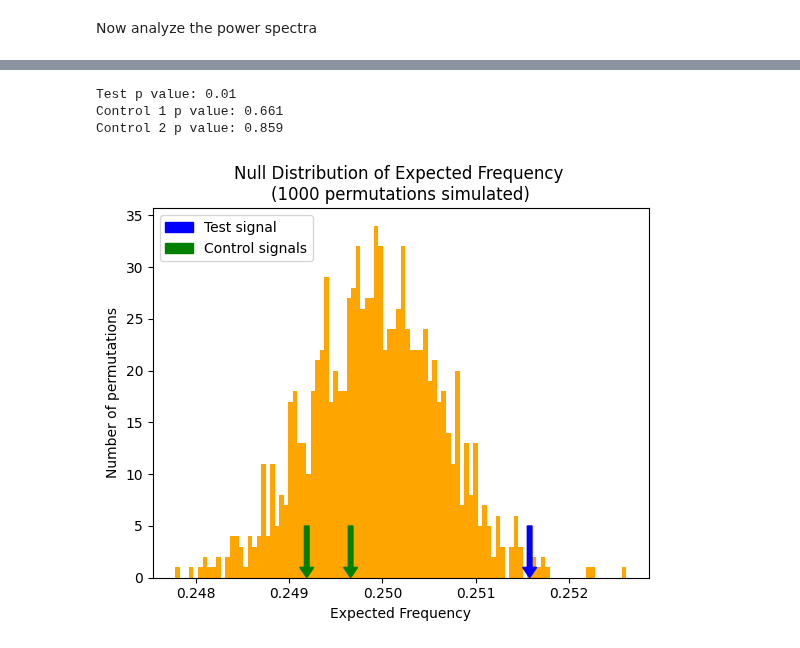
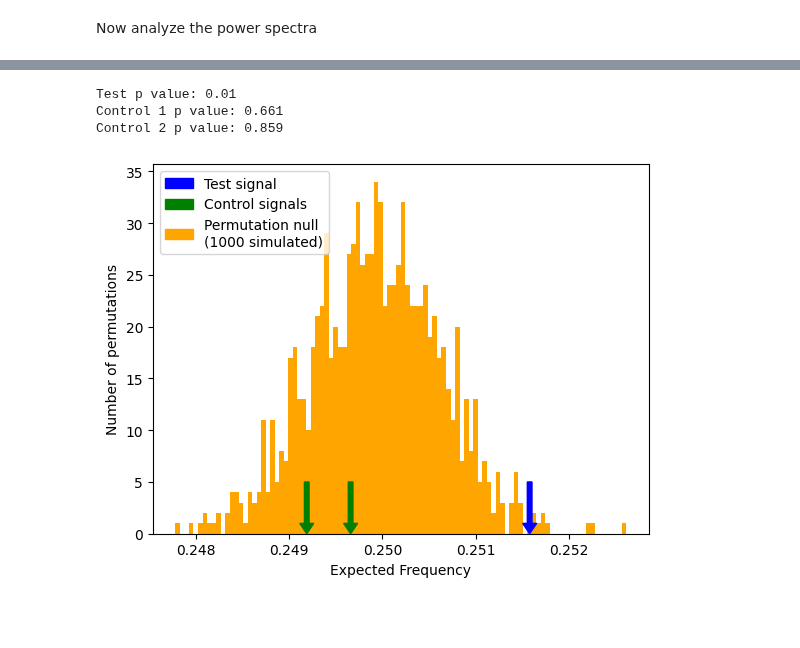
Before and after one commit to AvantiShri/gcp_analysis, a Jupyter notebook: Valentines2009_powerspectrum.ipynb, the cells around one changed output, grey strips where cells are left out. Cells and saved outputs as stored; diff of their text form; code cells hidden in the pictures; blank space fills up the shorter version.

```diff
--- a/Valentines2009_powerspectrum.ipynb
+++ b/Valentines2009_powerspectrum.ipynb
@@ -62,7 +62,8 @@ eggdata_control2 = pandas.read_csv("eggsummary/2009/basketdata-2009-02-13.csv",
 # %%
 import numpy as np
 
-def get_chisquareminus1(egg_values):
+def get_chisquareminus1(eggdata):
+  egg_values = np.array(eggdata.iloc[:, 3:])
   #print("Num nan:", np.sum(np.isnan(egg_values)))
   #Radin 2023 (Anomalous entropic effects in physical systems associated
   # with collective consciousness) said "All individual samples within a matrix
@@ -72,6 +73,7 @@ def get_chisquareminus1(egg_values):
   #print("Num nan post mask:", np.sum(np.isnan(egg_values)))
 
   num_nonnan_eggs = np.sum(np.isnan(egg_values)==False, axis=1) #get the number of non NaN eggs per row
+  print("Average number of RNGs reporting:", np.mean(num_nonnan_eggs))
   #If any rows are all-nan, aboort as if we dropped that row it would mess
   # up the temporal spacing
   #assert (np.sum(num_nonnan_eggs==0)==0), np.sum(num_nonnan_eggs==0)
@@ -122,17 +134,20 @@ Image('csm1plot.png')
 Now analyze the power spectra
 # %%
 import scipy
-#let's check if the power spectrum of the data shows any biases
+#let's check if the relative power spectrum of the data shows any biases
 
-def get_normalized_power_spectrum(signal):
+def get_relative_power_spectrum(signal):
   ps = np.square(np.abs(scipy.fft.rfft(signal)))
   #normalize to sum to 1
   return ps/np.sum(ps)
 
-nps_test = get_normalized_power_spectrum(csm1_test)
-nps_control1 = get_normalized_power_spectrum(csm1_control1)
-nps_control2 = get_normalized_power_spectrum(csm1_control2)
+rps_test = get_relative_power_spectrum(csm1_test)
+rps_control1 = get_relative_power_spectrum(csm1_control1)
+rps_control2 = get_relative_power_spectrum(csm1_control2)
 
 #permute the test data sequence 1000 times to get an empirical null
 rng = np.random.RandomState(1234)
-nps_permutetest_2darr = np.array([get_normalized_power_spectrum(rng.permutation(csm1_test)) for i in range(1000)])
+rps_permutetest_2darr = np.array([get_relative_power_spectrum(rng.permutation(csm1_test))
+                                  for i in range(1000)])
+
+freqs = np.fft.rfftfreq(len(csm1_test), 1) #get the frequencies
@@ -182,39 +211,44 @@ Image("smooth_nps.png")
 # %%
+from matplotlib import pyplot as plt
+from matplotlib import patches as mpatches
+
 %matplotlib inline
 #looks like there is a bias towards higher frequencies in the test signal.
 #We can check this by summing the frequencies weighted by their corresponding
 # probabilities from the normalized power spectrum
 
 #ef = expected frequency
-ef_permutetest_arr = np.sum(freqs[None,:]*nps_permutetest_2darr, axis=1);
+freqs = np.fft.rfftfreq(len(csm1_test), 1) #get the frequencies
+ef_permutetest_arr = np.sum(freqs[None,:]*rps_permutetest_2darr, axis=1);
 
-ef_test = np.sum(freqs*nps_test)
-ef_control1 = np.sum(freqs*nps_control1)
-ef_control2 = np.sum(freqs*nps_control2)
+ef_test = np.sum(freqs*rps_test)
+ef_control1 = np.sum(freqs*rps_control1)
+ef_control2 = np.sum(freqs*rps_control2)
 
 pvalue_test = np.sum(ef_permutetest_arr >= ef_test)/len(ef_permutetest_arr)
 pvalue_control1 = np.sum(ef_permutetest_arr >= ef_control1)/len(ef_permutetest_arr)
 pvalue_control2 = np.sum(ef_permutetest_arr >= ef_control2)/len(ef_permutetest_arr)
 
 print("Test p value:",pvalue_test)
 print("Control 1 p value:",pvalue_control1)
 print("Control 2 p value:",pvalue_control2)
 
 plt.figure(num=1, clear=True)
 plt.hist(ef_permutetest_arr, bins=100, color="orange")
 plt.arrow(ef_test, 5, 0, -5, color="blue", head_length=1, length_includes_head=True, width=0.00005)
 plt.arrow(ef_control1, 5, 0, -5, color="green", head_length=1, length_includes_head=True, width=0.00005)
 plt.arrow(ef_control2, 5, 0, -5, color="green", head_length=1, length_includes_head=True, width=0.00005)
 plt.xlabel("Expected Frequency")
 plt.ylabel("Number of permutations")
 plt.legend(handles=[mpatches.Patch(color='blue', label='Test signal'),
-                    mpatches.Patch(color='green', label='Control signals')],
+                    mpatches.Patch(color='green', label='Control signals'),
+                    mpatches.Patch(color='orange', label='Permutation null\n(1000 simulated)')],
            loc="upper left")
-plt.title("Null Distribution of Expected Frequency \n(1000 permutations simulated)")
+#plt.title("Null Distribution of Expected Frequency \n(1000 permutations simulated)")
 
 plt.show()
 # %% [output]
 Test p value: 0.01
 Control 1 p value: 0.661
 Control 2 p value: 0.859
-[figure, old version]
+[figure, new version]
```
Also changed, not shown: parts of 7 cells of this notebook.
